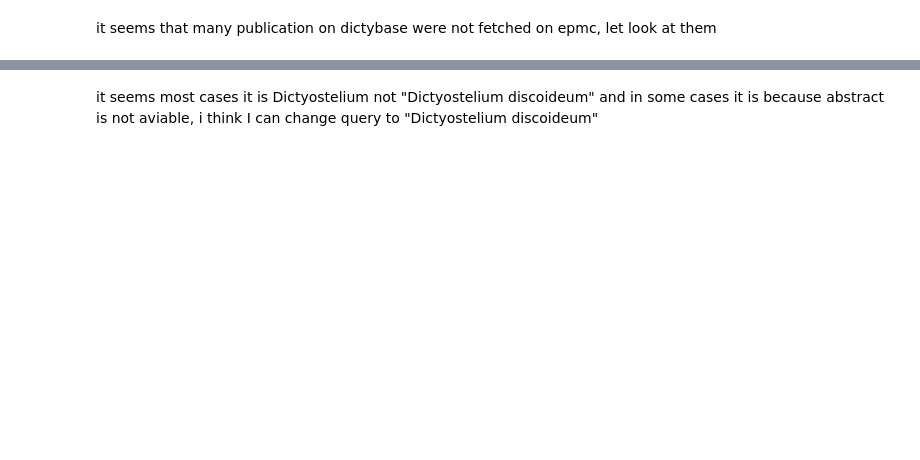
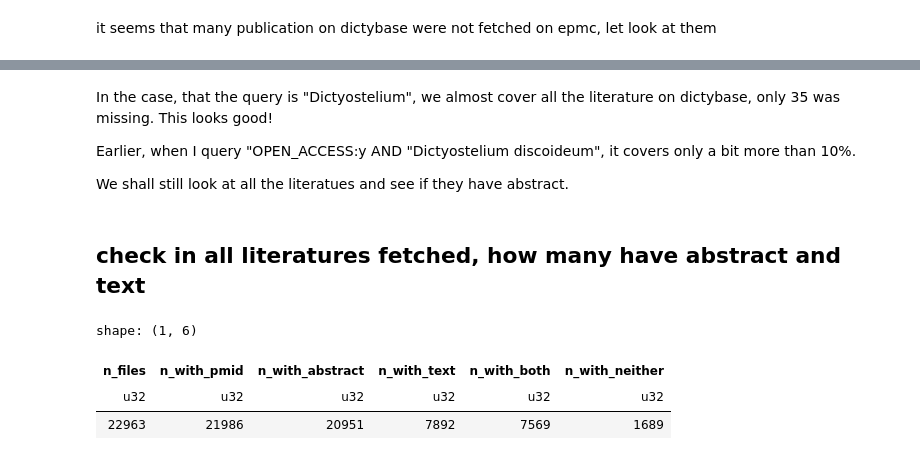
Before and after one commit to fulaibaowang/dictycite, a Jupyter notebook: get_dicty_literatures.ipynb, the cells around one changed output, grey strips where cells are left out. Drawn from its saved outputs; the diff is of its cells as text; code cells hidden in the pictures; blank space fills up the shorter version.

Commit message:
query with Dictyostelium and sbatch

```diff
--- a/get_dicty_literatures.ipynb
+++ b/get_dicty_literatures.ipynb
@@ -613,2 +652,26 @@ shape: (5, 1)
 # %% [markdown]
-it seems most cases it is Dictyostelium not "Dictyostelium discoideum" and in some cases it is because abstract is not aviable, i think I can change query to "Dictyostelium discoideum"
+In the case, that the query is "Dictyostelium", we almost cover all the literature on dictybase, only 35 was missing.
+This looks good!
+
+Earlier, when I query "OPEN_ACCESS:y AND \"Dictyostelium discoideum\", it covers only a bit more than 10%.
+
+We shall still look at all the literatues and see if they have abstract.
+# %% [markdown]
+## check in all literatures fetched, how many have abstract and text
+# %%
+# quick summary
+summary = df.select([
+    pl.len().alias("n_files"),
+    pl.col("pmid").is_not_null().sum().alias("n_with_pmid"),
+    pl.col("has_abstract").sum().alias("n_with_abstract"),
+    pl.col("has_text").sum().alias("n_with_text"),
+    (pl.col("has_abstract") & pl.col("has_text")).sum().alias("n_with_both"),
+    (~pl.col("has_abstract") & ~pl.col("has_text")).sum().alias("n_with_neither"),
+])
+
+summary
+# %% [output]
+shape: (1, 6)
+| n_files | n_with_pmid | n_with_abstract | n_with_text | n_with_both | n_with_neither |
+| u32 | u32 | u32 | u32 | u32 | u32 |
+| 22963 | 21986 | 20951 | 7892 | 7569 | 1689 |
```
Also changed, not shown: parts of 8 cells of this notebook, 1 other file.
